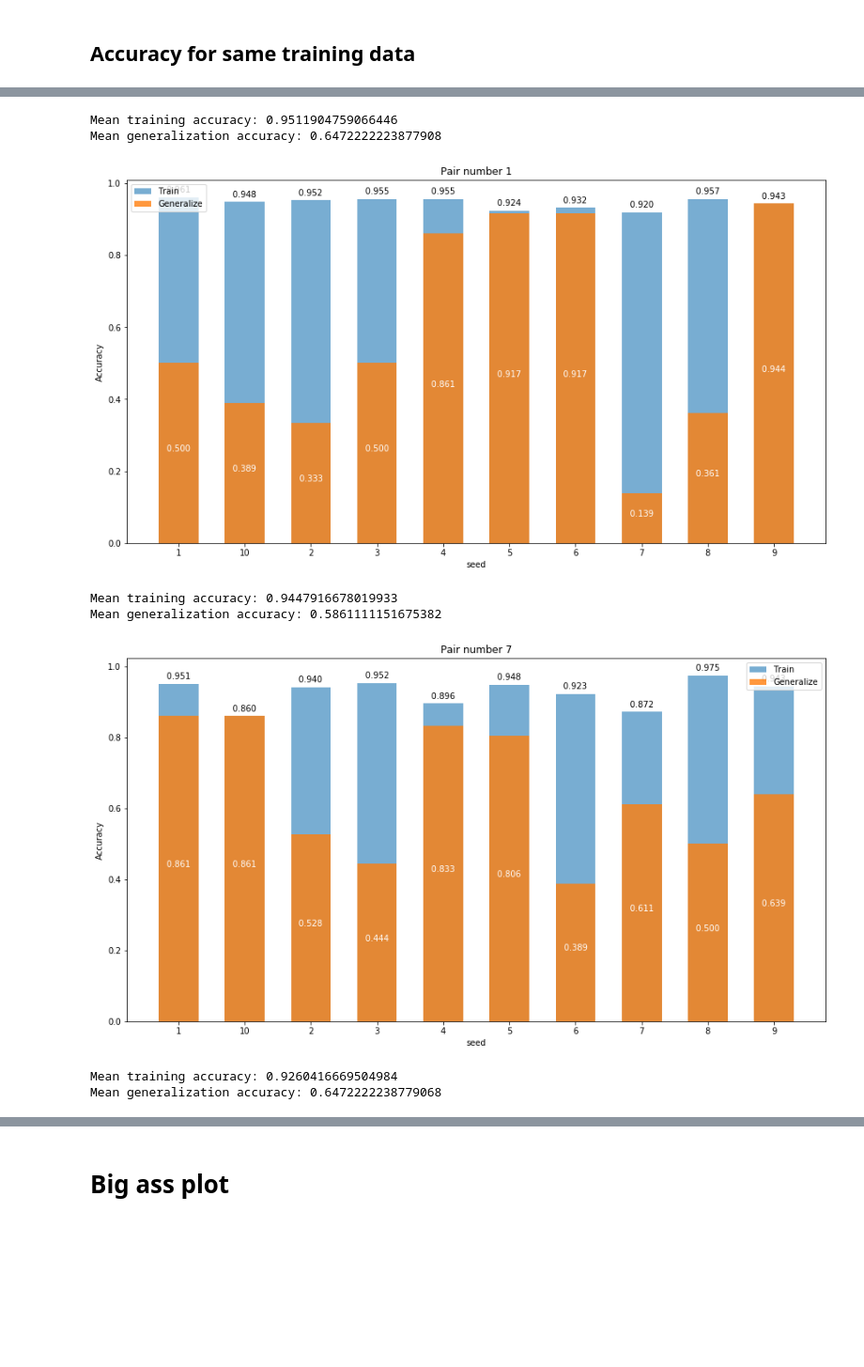
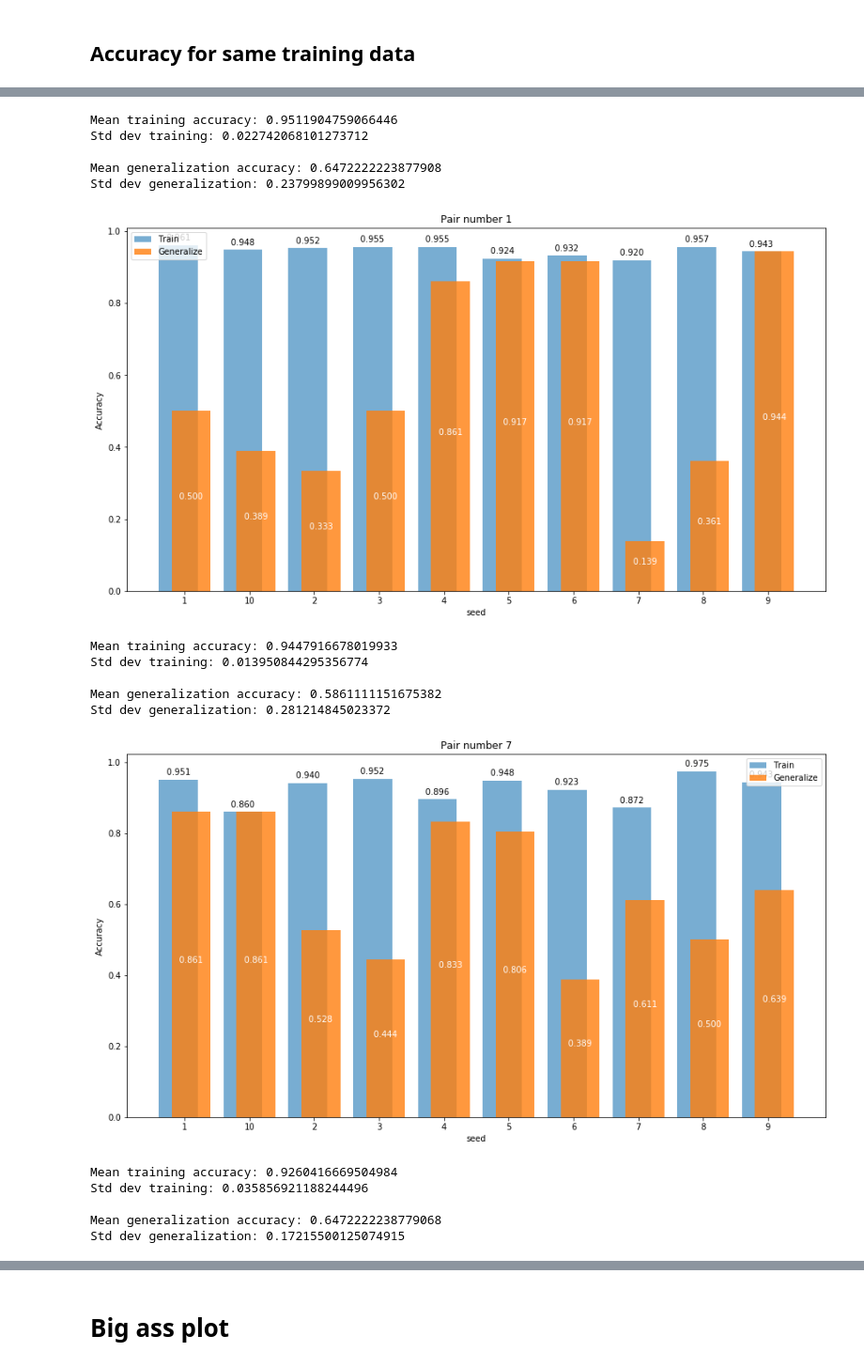
Before and after one commit to OscarLigthart/TopographicSimilarity, a Jupyter notebook: generalization_analysis.ipynb, the cells around one changed output, grey strips where cells are left out. Shown at 94% size. Drawn from its saved outputs; the diff is of its cells as text; code cells hidden in the pictures; blank space fills up the shorter version.

```diff
--- a/generalization_analysis.ipynb
+++ b/generalization_analysis.ipynb
@@ -181,11 +247,11 @@ def plot_results(train, generalize, title = None,individual=False):
             print('Generalization accuracy for seed ' + seed + ': ' + str(gen_acc))
 
     # plot the bar
-    trainBar = ax.bar(index, all_train_acc, bar_width,
+    trainBar = ax.bar(index-0.1, all_train_acc, bar_width,
             alpha=0.6,
             label='Train')
 
-    genBar = ax.bar(index, all_gen_acc, bar_width,
+    genBar = ax.bar(index+0.1, all_gen_acc, bar_width,
             alpha=0.8,
             label='Generalize')
 
@@ -211,7 +277,10 @@ def plot_results(train, generalize, title = None,individual=False):
     plt.show()
 
     print('Mean training accuracy: ' + str(np.mean(all_train_acc)))
+    print('Std dev training: ' + str(np.std(all_train_acc)))
+    print()
     print('Mean generalization accuracy: ' + str(np.mean(all_gen_acc)))
+    print('Std dev generalization: ' + str(np.std(all_gen_acc)))
 # %% [markdown]
 # Accuracy comparison (generalize vs train)
 # %%
@@ -230,0 +309,7 @@ Mean generalization accuracy: 0.6430555595705906
+# %%
+# calculate message - target RSA
+paths = [
+        'runs/lstm_max_len_10_vocab_25_attr_5_split_2',
+        ]
+
+plot_metric(paths, 'RSA:targets/messages', title='Accuracy')
@@ -617,7 +704,7 @@ Everything is in order
 ## Accuracy plots for different training data
 # %%
 # start by plotting them all individually
-paths = ["runs/lstm_max_len_10_vocab_25_attr_5_split_2"]
+paths = ["split_runs_pairs/lstm_max_len_10_vocab_25_attr_5_split_2"]
 
 train, generalize = load_pair_metrics(paths[0])
 
@@ -647,7 +752,7 @@ Mean generalization accuracy: 0.4722222251196702
 ## Accuracy for same training data
 # %%
 # start by plotting them all individually
-paths = ["runs/lstm_max_len_10_vocab_25_same_data_attr_5_split_2"]
+paths = ["split_runs_pairs/lstm_max_len_10_vocab_25_same_data_attr_5_split_2"]
 
 train, generalize = load_pair_metrics(paths[0])
 
@@ -658,8 +763,17 @@ for key in train.keys():
 Mean training accuracy: 0.9511904759066446
+Std dev training: 0.022742068101273712
+
 Mean generalization accuracy: 0.6472222223877908
+Std dev generalization: 0.23799899009956302
-[figure, old version]
+[figure, new version]
 Mean training accuracy: 0.9447916678019933
+Std dev training: 0.013950844295356774
+
 Mean generalization accuracy: 0.5861111151675382
+Std dev generalization: 0.281214845023372
-[figure, old version]
+[figure, new version]
 Mean training accuracy: 0.9260416669504984
+Std dev training: 0.035856921188244496
+
 Mean generalization accuracy: 0.6472222238779068
+Std dev generalization: 0.17215500125074915
```
Also changed, not shown: parts of 21 cells of this notebook, 11 other files.
